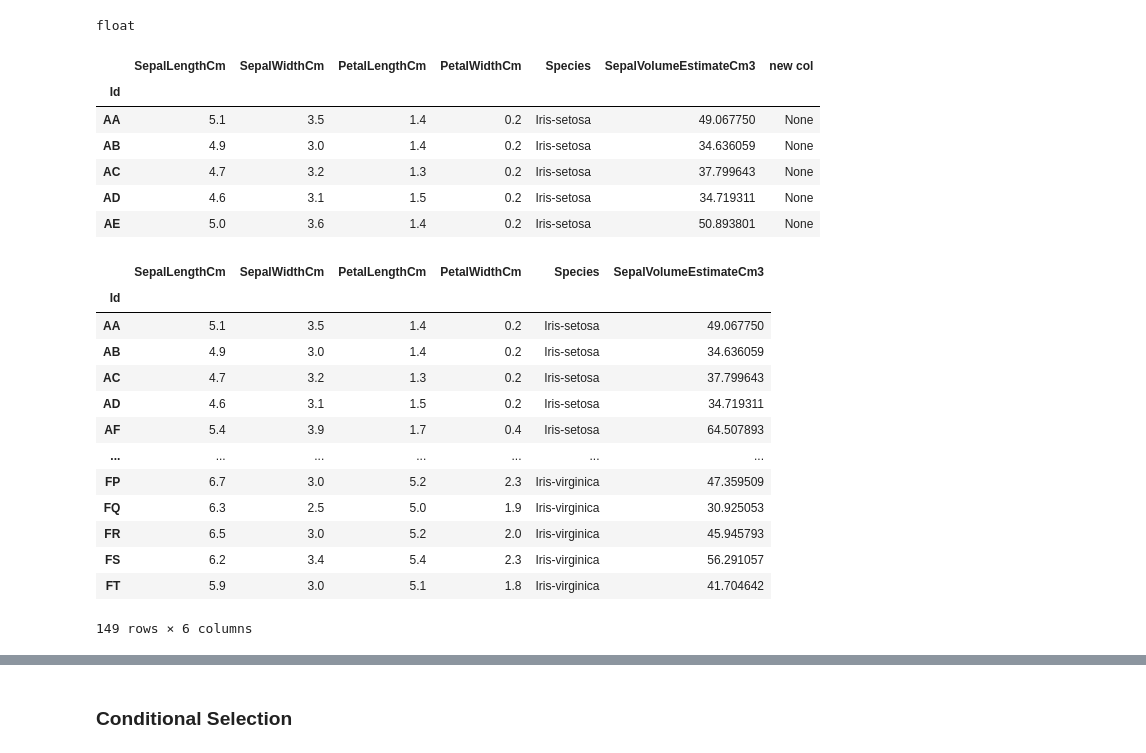
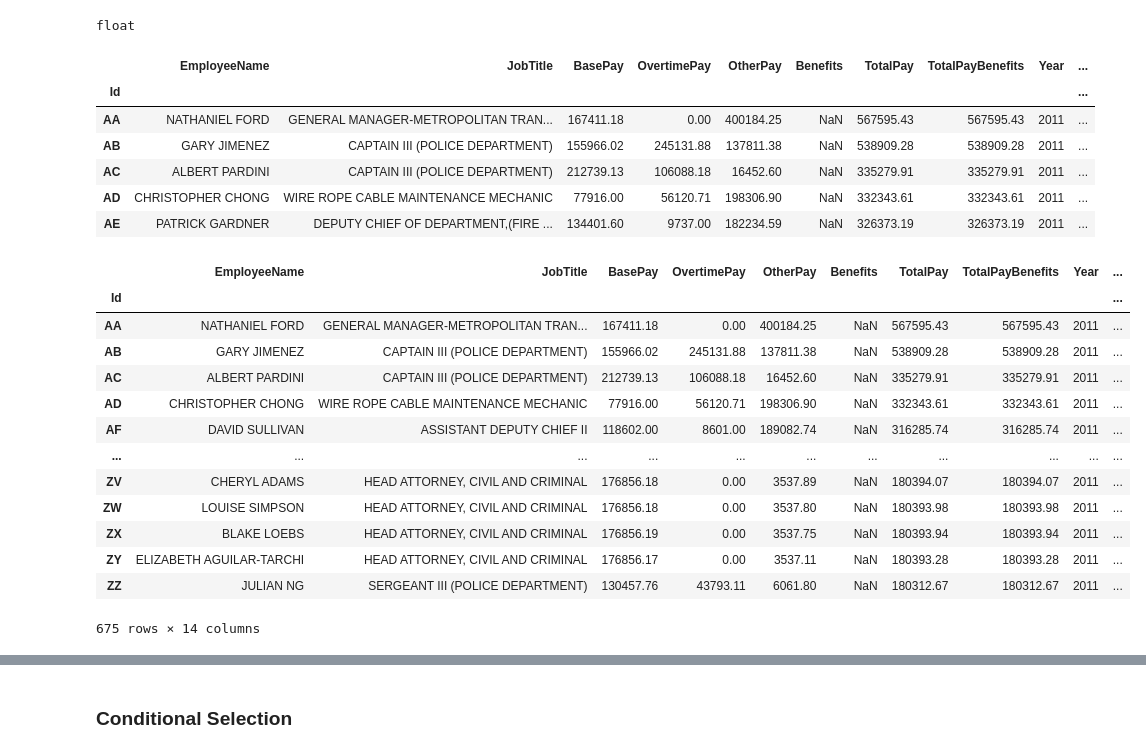
Before and after one commit to TataAndBigData/Practical-ML-DS, a Jupyter notebook: Chapter 2. Python for Data Scientists/Module 4. Data Formats and Pandas/1. Intro to Pandas.ipynb, the cells around one changed output, grey strips where cells are left out. Saved outputs shown, nothing was run; the diff lists cells and outputs as text; code cells hidden in the pictures.

```diff
--- a/Chapter 2. Python for Data Scientists/Module 4. Data Formats and Pandas/1. Intro to Pandas.ipynb
+++ b/Chapter 2. Python for Data Scientists/Module 4. Data Formats and Pandas/1. Intro to Pandas.ipynb
@@ -25,4 +24,6 @@ sf_sal.to_csv('Salaries.csv', )
 # %%
+# again do not worry about this cell, it is just creating a list of 2-letter alphabetical codes
+
 import string
 alphabet = string.ascii_uppercase
 alphabet
@@ -31,5 +32,4 @@ index_list = []
 
 for first in alphabet:
     for second in alphabet:
-        if len(index_list) < 150:
             index_list.append(first + second)
@@ -44,5 +36,5 @@ print(index_list)
 # %%
-iris["Id"] = index_list
-iris.set_index("Id", inplace=True)
-iris.head()
+sf_sal["Id"] = index_list
+sf_sal.set_index("Id", inplace=True)
+sf_sal.head()
 # %% [output]
@@ -121,9 +113,7 @@ iris[["SepalLengthCm","SepalWidthCm"]]
 # can make new column by doing operations on existing columns: feature engineering
 # save new column by "indexing" using name of new column
 
-import math
+sf_sal["Surname"] = sf_sal["EmployeeName"].apply(lambda x:x.split()[1])
 
-iris["SepalVolumeEstimateCm3"] = iris["SepalLengthCm"] * math.pi * (iris["SepalWidthCm"]/2)**2
-
-iris.head()
+sf_sal.head()
 # %% [output]
@@ -158,35 +148,35 @@ float
 # %%
 # can create new column with single value inc. integer/string/NoneType
 
-iris["new col"] = None
+sf_sal["new col"] = None
 
-iris.head()
+sf_sal.head()
 # %% [output]
-|  | SepalLengthCm | SepalWidthCm | PetalLengthCm | PetalWidthCm | Species | SepalVolumeEstimateCm3 | new col |
-| Id |  |  |  |  |  |  |  |
-| AA | 5.1 | 3.5 | 1.4 | 0.2 | Iris-setosa | 49.067750 | None |
-| AB | 4.9 | 3.0 | 1.4 | 0.2 | Iris-setosa | 34.636059 | None |
-| AC | 4.7 | 3.2 | 1.3 | 0.2 | Iris-setosa | 37.799643 | None |
-| AD | 4.6 | 3.1 | 1.5 | 0.2 | Iris-setosa | 34.719311 | None |
-| AE | 5.0 | 3.6 | 1.4 | 0.2 | Iris-setosa | 50.893801 | None |
+|  | EmployeeName | JobTitle | BasePay | OvertimePay | OtherPay | Benefits | TotalPay | TotalPayBenefits | Year | ... |
+| Id |  |  |  |  |  |  |  |  |  | ... |
+| AA | NATHANIEL FORD | GENERAL MANAGER-METROPOLITAN TRAN... | 167411.18 | 0.00 | 400184.25 | NaN | 567595.43 | 567595.43 | 2011 | ... |
+| AB | GARY JIMENEZ | CAPTAIN III (POLICE DEPARTMENT) | 155966.02 | 245131.88 | 137811.38 | NaN | 538909.28 | 538909.28 | 2011 | ... |
+| AC | ALBERT PARDINI | CAPTAIN III (POLICE DEPARTMENT) | 212739.13 | 106088.18 | 16452.60 | NaN | 335279.91 | 335279.91 | 2011 | ... |
+| AD | CHRISTOPHER CHONG | WIRE ROPE CABLE MAINTENANCE MECHANIC | 77916.00 | 56120.71 | 198306.90 | NaN | 332343.61 | 332343.61 | 2011 | ... |
+| AE | PATRICK GARDNER | DEPUTY CHIEF OF DEPARTMENT,(FIRE ... | 134401.60 | 9737.00 | 182234.59 | NaN | 326373.19 | 326373.19 | 2011 | ... |
 # %%
 # remove rows/columns by using .drop(), axis=0 for rows, axis=1 for columns
 # not inplace by default, so output will show DataFrame with row/column dropped but will not actually remove it
 
-iris.drop("AE") # axis=0, inplace=False by default
+sf_sal.drop("AE") # axis=0, inplace=False by default
 # %% [output]
-|  | SepalLengthCm | SepalWidthCm | PetalLengthCm | PetalWidthCm | Species | SepalVolumeEstimateCm3 |
-| Id |  |  |  |  |  |  |
-| AA | 5.1 | 3.5 | 1.4 | 0.2 | Iris-setosa | 49.067750 |
-| AB | 4.9 | 3.0 | 1.4 | 0.2 | Iris-setosa | 34.636059 |
-| AC | 4.7 | 3.2 | 1.3 | 0.2 | Iris-setosa | 37.799643 |
-| AD | 4.6 | 3.1 | 1.5 | 0.2 | Iris-setosa | 34.719311 |
-| AF | 5.4 | 3.9 | 1.7 | 0.4 | Iris-setosa | 64.507893 |
-| ... | ... | ... | ... | ... | ... | ... |
-| FP | 6.7 | 3.0 | 5.2 | 2.3 | Iris-virginica | 47.359509 |
-| FQ | 6.3 | 2.5 | 5.0 | 1.9 | Iris-virginica | 30.925053 |
-| FR | 6.5 | 3.0 | 5.2 | 2.0 | Iris-virginica | 45.945793 |
-| FS | 6.2 | 3.4 | 5.4 | 2.3 | Iris-virginica | 56.291057 |
-| FT | 5.9 | 3.0 | 5.1 | 1.8 | Iris-virginica | 41.704642 |
+|  | EmployeeName | JobTitle | BasePay | OvertimePay | OtherPay | Benefits | TotalPay | TotalPayBenefits | Year | ... |
+| Id |  |  |  |  |  |  |  |  |  | ... |
+| AA | NATHANIEL FORD | GENERAL MANAGER-METROPOLITAN TRAN... | 167411.18 | 0.00 | 400184.25 | NaN | 567595.43 | 567595.43 | 2011 | ... |
+| AB | GARY JIMENEZ | CAPTAIN III (POLICE DEPARTMENT) | 155966.02 | 245131.88 | 137811.38 | NaN | 538909.28 | 538909.28 | 2011 | ... |
+| AC | ALBERT PARDINI | CAPTAIN III (POLICE DEPARTMENT) | 212739.13 | 106088.18 | 16452.60 | NaN | 335279.91 | 335279.91 | 2011 | ... |
+| AD | CHRISTOPHER CHONG | WIRE ROPE CABLE MAINTENANCE MECHANIC | 77916.00 | 56120.71 | 198306.90 | NaN | 332343.61 | 332343.61 | 2011 | ... |
+| AF | DAVID SULLIVAN | ASSISTANT DEPUTY CHIEF II | 118602.00 | 8601.00 | 189082.74 | NaN | 316285.74 | 316285.74 | 2011 | ... |
+| ... | ... | ... | ... | ... | ... | ... | ... | ... | ... | ... |
+| ZV | CHERYL ADAMS | HEAD ATTORNEY, CIVIL AND CRIMINAL | 176856.18 | 0.00 | 3537.89 | NaN | 180394.07 | 180394.07 | 2011 | ... |
+| ZW | LOUISE SIMPSON | HEAD ATTORNEY, CIVIL AND CRIMINAL | 176856.18 | 0.00 | 3537.80 | NaN | 180393.98 | 180393.98 | 2011 | ... |
+| ZX | BLAKE LOEBS | HEAD ATTORNEY, CIVIL AND CRIMINAL | 176856.19 | 0.00 | 3537.75 | NaN | 180393.94 | 180393.94 | 2011 | ... |
+| ZY | ELIZABETH AGUILAR-TARCHI | HEAD ATTORNEY, CIVIL AND CRIMINAL | 176856.17 | 0.00 | 3537.11 | NaN | 180393.28 | 180393.28 | 2011 | ... |
+| ZZ | JULIAN NG | SERGEANT III (POLICE DEPARTMENT) | 130457.76 | 43793.11 | 6061.80 | NaN | 180312.67 | 180312.67 | 2011 | ... |
-149 rows × 6 columns
+675 rows × 14 columns
 # %%
```
Also changed, not shown: parts of 30 cells of this notebook.
